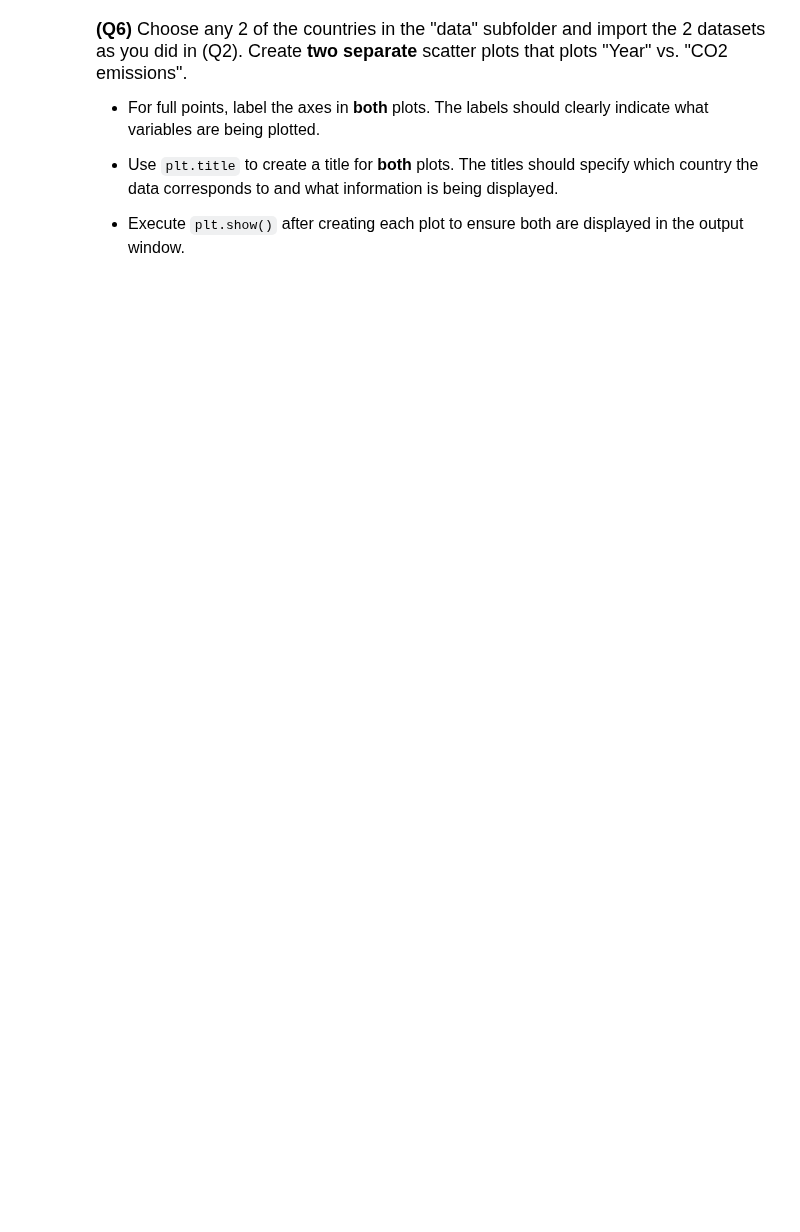
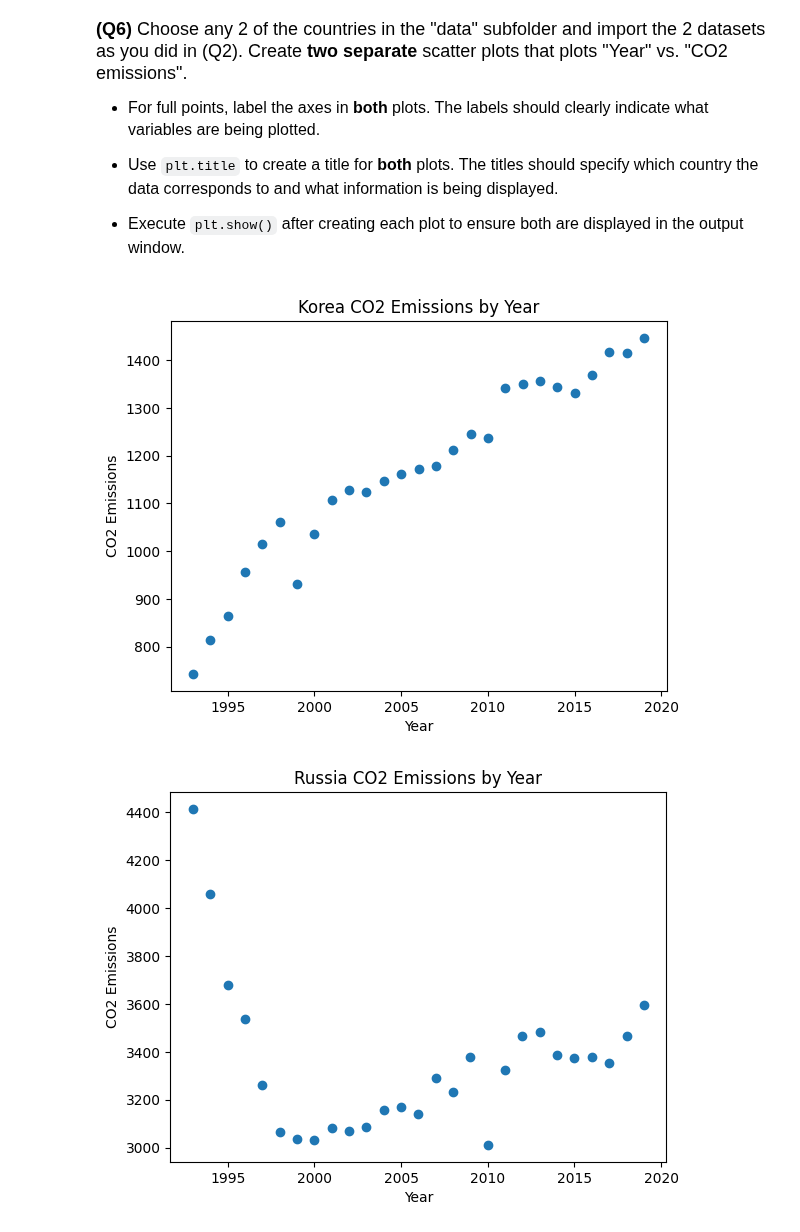
Before and after one commit to nekoangel233/datasci185fall2026, a Jupyter notebook: _assignments/assignment_2/Assignment2.ipynb, the cells around one changed output. Saved outputs shown, nothing was run; the diff lists cells and outputs as text; code cells hidden in the pictures; blank space fills up the shorter version.

```diff
--- a/_assignments/assignment_2/Assignment2.ipynb
+++ b/_assignments/assignment_2/Assignment2.ipynb
@@ -118,0 +158,21 @@ us_emissions["CO2_emission"].describe()
+# %%
+# Write your answer
+
+korea_emission = pd.read_csv("data/korea_emission.csv")
+russia_emission = pd.read_csv("data/russia_emission.csv")
+
+
+plt.scatter(korea_emission["Year"], korea_emission["CO2_emission"])
+plt.xlabel("Year")
+plt.ylabel("CO2 Emissions")
+plt.title("Korea CO2 Emissions by Year")
+plt.show()
+
+plt.scatter(russia_emission["Year"], russia_emission["CO2_emission"])
+plt.xlabel("Year")
+plt.ylabel("CO2 Emissions")
+plt.title("Russia CO2 Emissions by Year")
+plt.show()
+# %% [output]
+[figure, added]
+[figure, added]
```
Also changed, not shown: parts of 8 cells of this notebook.
